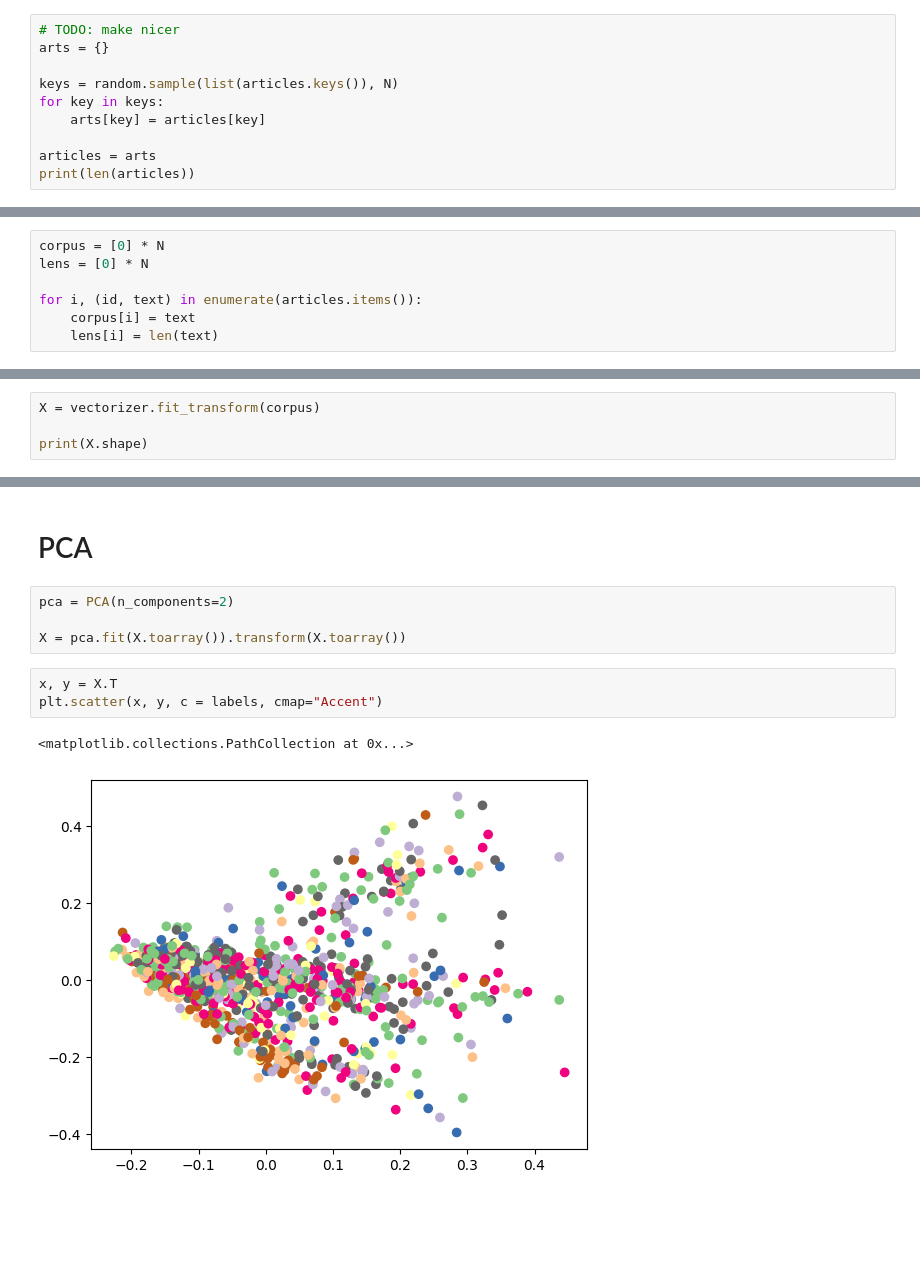
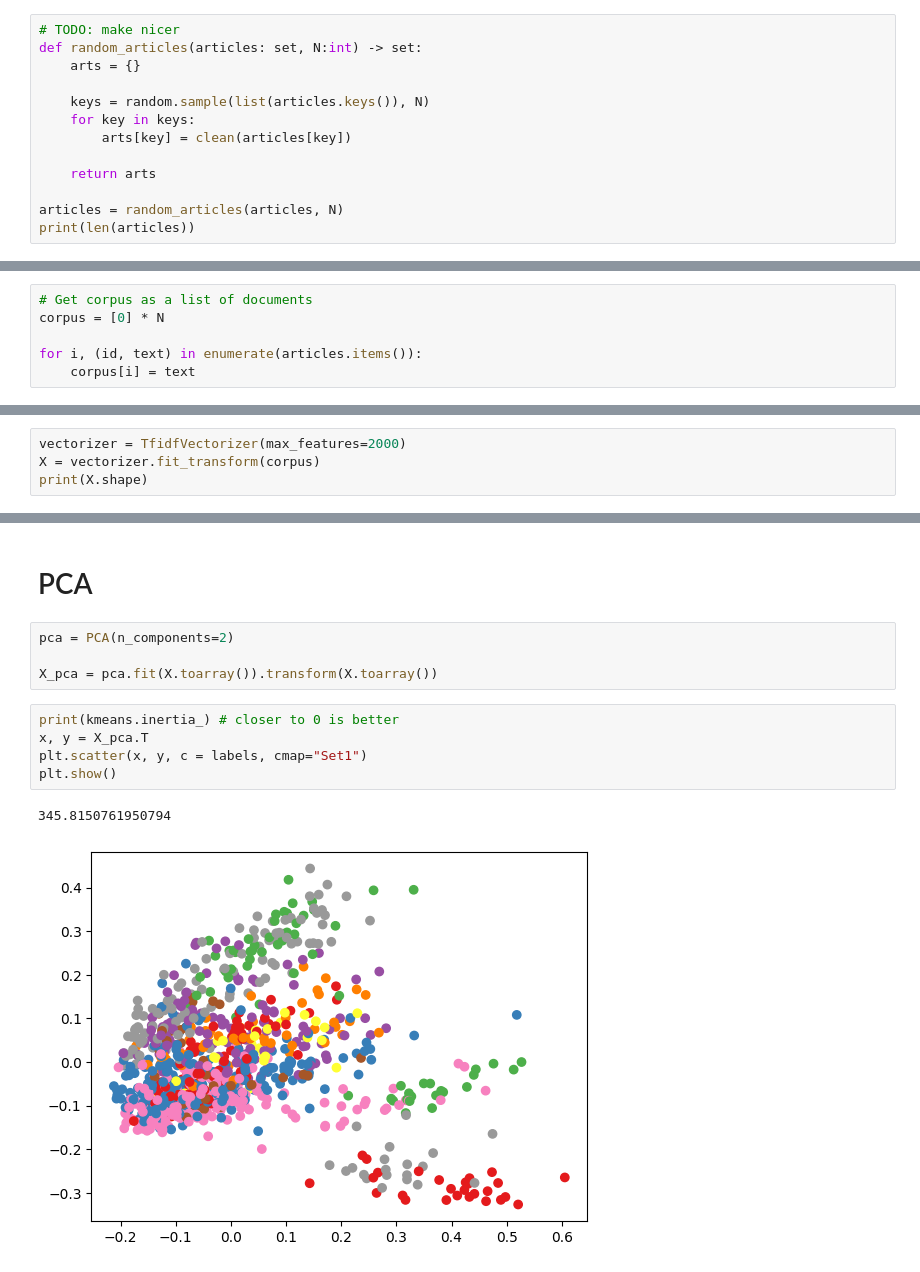
Before and after one commit to SebastianBitsch/wiki-suggest, a Jupyter notebook: text-processing/data-exploration.ipynb, the cells around one changed output, grey strips where cells are left out. Drawn from its saved outputs; the diff is of its cells as text; blank space fills up the shorter version.

Commit message:
basic text editing

```diff
--- a/text-processing/data-exploration.ipynb
+++ b/text-processing/data-exploration.ipynb
@@ -36,22 +45,24 @@ N = 1000
 articles = read_articles_file(article_texts_path, return_titles = False)
 # %%
 # TODO: make nicer
-arts = {}
+def random_articles(articles: set, N:int) -> set:
+    arts = {}
 
-keys = random.sample(list(articles.keys()), N)
-for key in keys:
-    arts[key] = articles[key]
+    keys = random.sample(list(articles.keys()), N)
+    for key in keys:
+        arts[key] = clean(articles[key])
 
-articles = arts
+    return arts
+
+articles = random_articles(articles, N)
 print(len(articles))
 # %% [output]
 1000
 # %%
+# Get corpus as a list of documents
 corpus = [0] * N
-lens = [0] * N
 
 for i, (id, text) in enumerate(articles.items()):
     corpus[i] = text
-    lens[i] = len(text)
 # %% [markdown]
 # TF-IDF
@@ -60,5 +69,5 @@ vectorizer = TfidfVectorizer(max_features=200)
 # %%
+vectorizer = TfidfVectorizer(max_features=2000)
 X = vectorizer.fit_transform(corpus)
-
 print(X.shape)
 # %% [output]
@@ -100,10 +109,12 @@ Madonna (retitled Madonna: The First Album for the 1985 re-release) is the debut
 # %%
 pca = PCA(n_components=2)
 
-X = pca.fit(X.toarray()).transform(X.toarray())
+X_pca = pca.fit(X.toarray()).transform(X.toarray())
 # %%
-x, y = X.T
-plt.scatter(x, y, c = labels, cmap="Accent")
+print(kmeans.inertia_) # closer to 0 is better
+x, y = X_pca.T
+plt.scatter(x, y, c = labels, cmap="Set1")
+plt.show()
 # %% [output]
-<matplotlib.collections.PathCollection at 0x...>
+345.8150761950794
-[figure, old version]
+[figure, new version]
```
Also changed, not shown: parts of 7 cells of this notebook.
